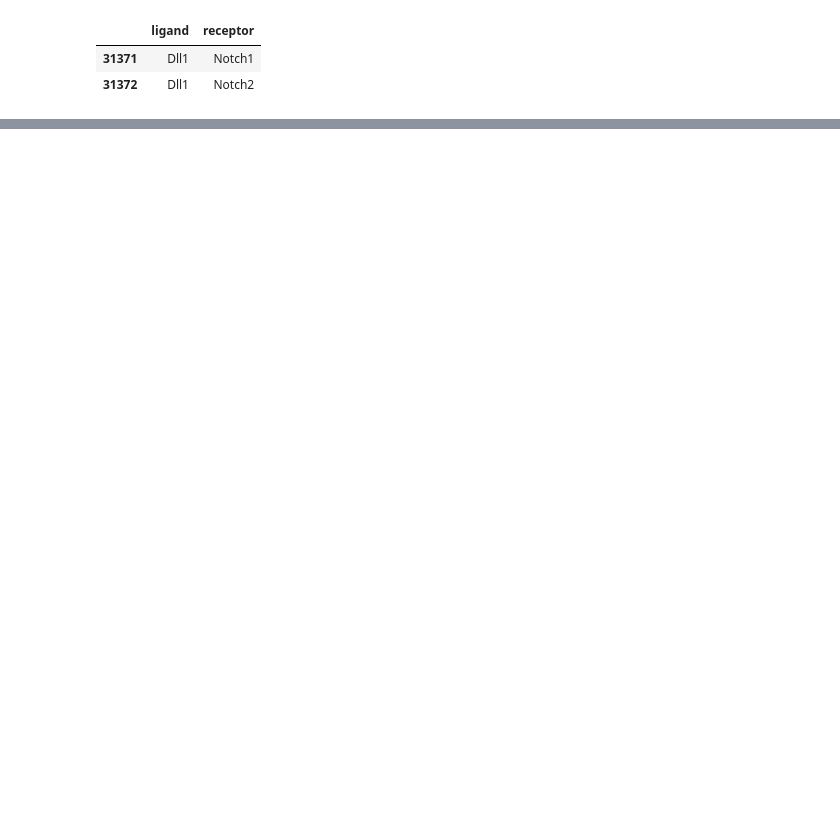
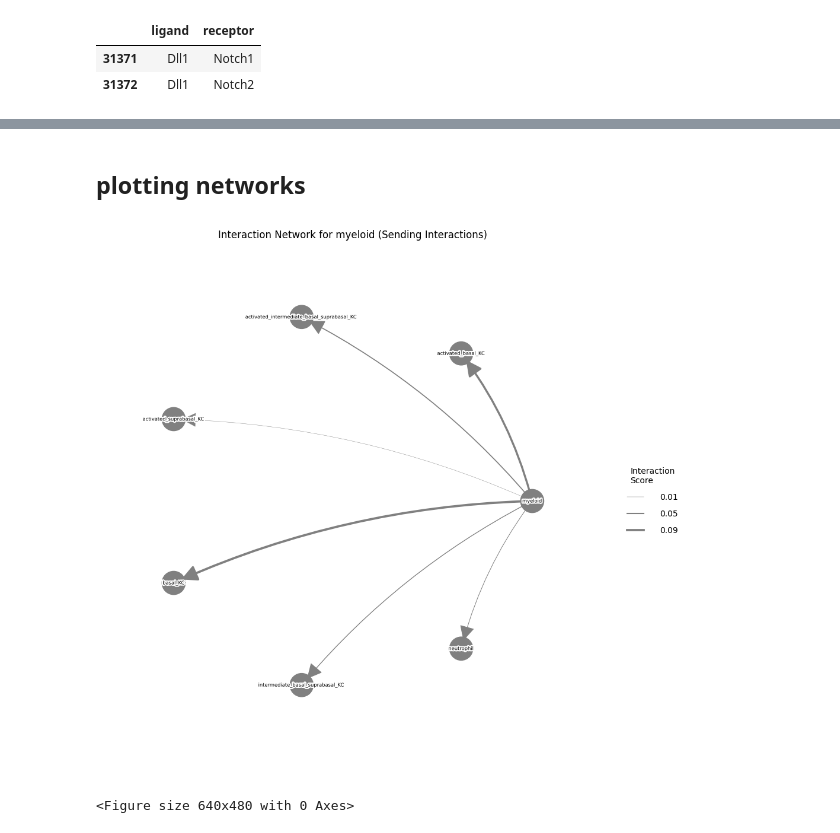
Before and after one commit to DominicBuxton/iMSC_Xenium_Phenocycler_Analysis, a Jupyter notebook: SpatialData_Analysis/receptor_ligand_analysis.ipynb, the cells around one changed output, grey strips where cells are left out. Saved outputs shown, nothing was run; the diff lists cells and outputs as text; code cells hidden in the pictures; blank space fills up the shorter version.

```diff
--- a/SpatialData_Analysis/receptor_ligand_analysis.ipynb
+++ b/SpatialData_Analysis/receptor_ligand_analysis.ipynb
@@ -227,0 +521,10 @@ for name, adata in replicates.items():
+# %%
+from pathlib import Path
+import pandas as pd
+
+results_path = Path(r"D:\Dom\Psoriasis project\4th year data\Second Round Data\Xenium outputs - second round\Resegmented Xenium Outputs\LARIS_results\combined_tables")
+
+condition_dfs = {}
+
+for file in results_path.glob("*.csv"):
+    condition_dfs[file.stem] = pd.read_csv(file, index_col=0)
@@ -227,0 +689,29 @@ for name, adata in replicates.items():
+# %% [markdown]
+## plotting networks
+# %%
+test = condition_dfs['D3IMQ_F']
+test['p_value_fdr'] = test['p_value_fdr_combined']
+test = test[test['n_replicates'] >1]
+# %%
+import matplotlib.pyplot as plt
+
+
+la.pl.plotCCCNetwork(
+    test,
+    'myeloid',
+    interaction_direction='sending',
+    interaction_cutoff = -5,
+    threshold = 0.1,
+    # ── Spacing Optimization Arguments ──────────────────────────────────
+    margins=0.2,            # Bumps up layout padding (Default is 0.2)
+    node_size=800,           # Shrinks node diameter slightly (Default is 1100)
+    label_font_size=6,      # Prevents long cell names from colliding (Default is 16)
+    figsize=(14, 12)         # Giving the overall canvas more room to stretch
+)
+
+# Force matplotlib to clean up any residual text bounding box overlaps
+plt.tight_layout()
+plt.show()
+# %% [output]
+[figure, added]
+<Figure size 640x480 with 0 Axes>
```
Also changed, not shown: parts of 23 cells of this notebook, 2 other files.
